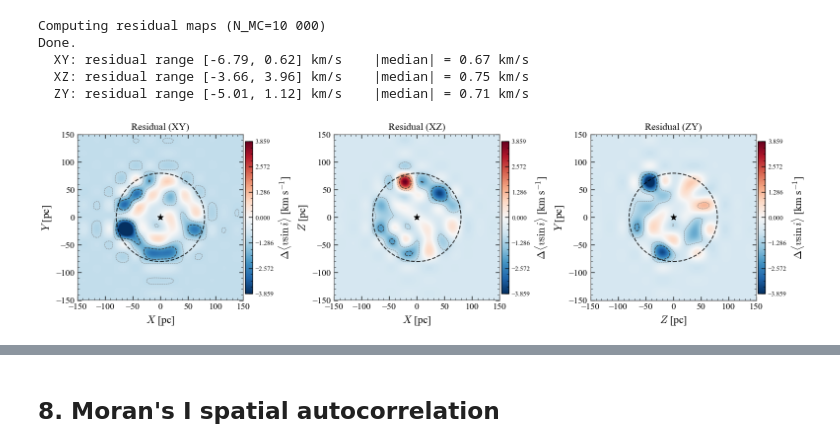
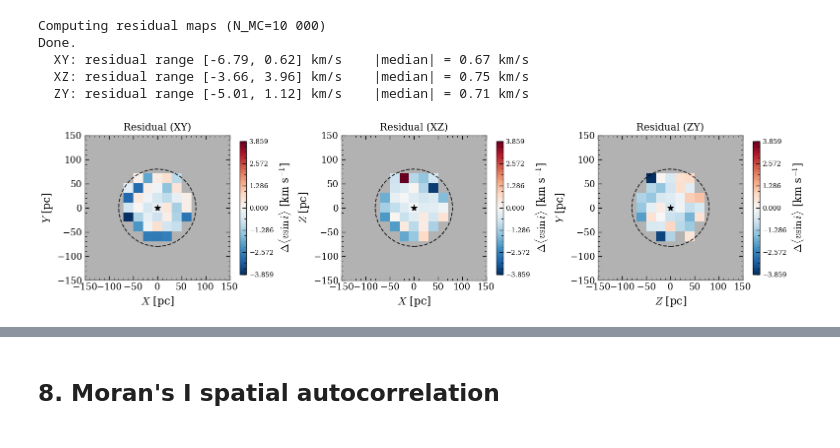
Before and after one commit to SarahBarbosa/cavity-like-structure, a Jupyter notebook: notebooks/05_statistical_tests.ipynb, the cells around one changed output, grey strips where cells are left out. Saved outputs shown, nothing was run; the diff lists cells and outputs as text; code cells hidden in the pictures.

```diff
--- a/notebooks/05_statistical_tests.ipynb
+++ b/notebooks/05_statistical_tests.ipynb
@@ -320,8 +333,16 @@ Done.
   XZ: residual range [-3.66, 3.96] km/s    |median| = 0.75 km/s
   ZY: residual range [-5.01, 1.12] km/s    |median| = 0.71 km/s
 # %%
-fig_res, axes_res = plot_residual_maps(residual_maps_all, ul=150.0, r_cut=R_CUT)
+fig_res, axes_res = plot_residual_maps(
+    residual_maps_all,
+    ul=150.0,
+    r_cut=R_CUT,
+    raw_cells=True,
+    view_limit = 150,
+    nan_color='0.7',
+    tick_step=50
+)
 fig_res.savefig(FIG_DIR / "residual_maps.pdf")
 plt.show()
 # %% [output]
-[figure, old version]
+[figure, new version]
```
Also changed, not shown: parts of 21 cells of this notebook, 2 other files.
